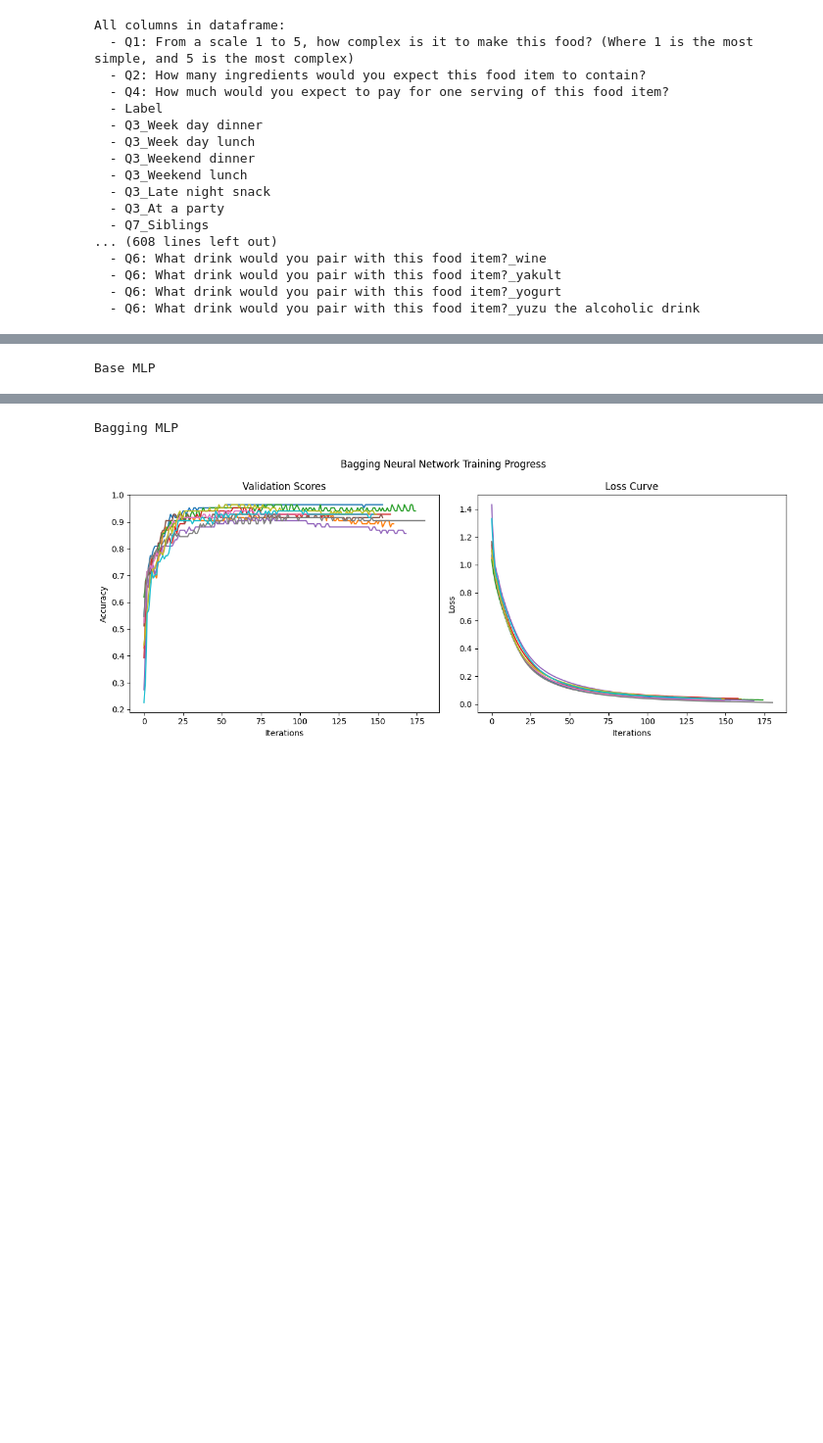
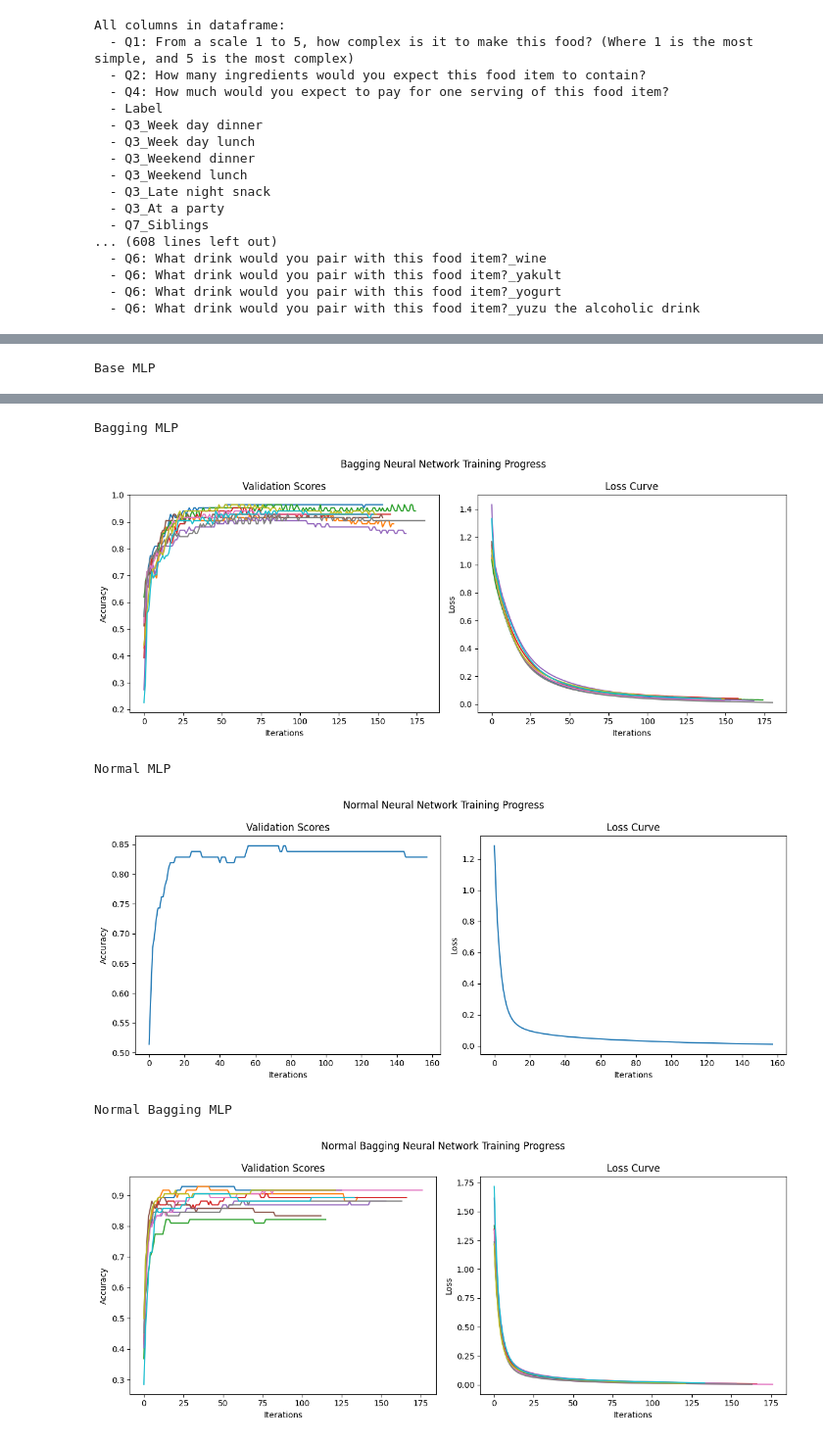
Before and after one commit to imperialinvictus/ML_Challenge, a Jupyter notebook: nn/nn.ipynb, the cells around one changed output, grey strips where cells are left out. Shown at 98% size. Cells and saved outputs as stored; diff of their text form; code cells hidden in the pictures; blank space fills up the shorter version.

Commit message:
and normalized

```diff
--- a/nn/nn.ipynb
+++ b/nn/nn.ipynb
@@ -121,5 +123,14 @@ All columns in dataframe:
 # TODO: try different parameters and bagging
 mlp = MLPClassifier(random_state=1, n_iter_no_change=100, early_stopping=True).fit(X_train, y_train)
 bagging = BaggingClassifier(mlp, n_estimators=10, max_samples=0.8, random_state=1).fit(X_train, y_train)
+
+scaler = StandardScaler()
+X_train_norm = scaler.fit_transform(X_train)
+
+X_valid_norm = scaler.transform(X_valid)
+X_test_scaled = scaler.transform(X_test)
+
+nmlp = MLPClassifier(random_state=1, n_iter_no_change=100, early_stopping=True).fit(X_train_norm, y_train)
+normBagging = BaggingClassifier(mlp, n_estimators=10, max_samples=0.8, random_state=1).fit(X_train_norm, y_train)
 # %%
 print(mlp.score(X_valid, y_valid))
@@ -161,30 +180,82 @@ plt.tight_layout()
 plt.show()
 
 fig, ax = plt.subplots(1, 2, figsize=(12, 5))
 
 print("Bagging MLP")
 all_val = []
 all_loss = []
 
 for i, ml in enumerate(bagging.estimators_):
     ax[0].plot(ml.validation_scores_)
     ax[0].set_title('Validation Scores')
     ax[0].set_xlabel('Iterations')
     ax[0].set_ylabel('Accuracy')
     ax[1].plot(ml.loss_curve_)
     ax[1].set_title('Loss Curve')
     ax[1].set_xlabel('Iterations')
     ax[1].set_ylabel('Loss')
 
 
 # Add overall title and adjust layout
 plt.suptitle('Bagging Neural Network Training Progress')
 plt.tight_layout()
 
 # Display the figure
 plt.show()
+
+
+fig, ax = plt.subplots(1, 2, figsize=(12, 5))
+
+print("Normal MLP")
+# Plot validation scores on the first subplot
+if hasattr(nmlp, 'validation_scores_'):
+    ax[0].plot(nmlp.validation_scores_)
+    ax[0].set_title('Validation Scores')
+    ax[0].set_xlabel('Iterations')
+    ax[0].set_ylabel('Accuracy')
+
+# Plot loss curve on the second subplot
+ax[1].plot(nmlp.loss_curve_)
+ax[1].set_title('Loss Curve')
+ax[1].set_xlabel('Iterations')
+ax[1].set_ylabel('Loss')
+
+# Add overall title and adjust layout
+plt.suptitle('Normal Neural Network Training Progress')
+plt.tight_layout()
+
+# Display the figure
+plt.show()
+
+fig, ax = plt.subplots(1, 2, figsize=(12, 5))
+
+print("Normal Bagging MLP")
+all_val = []
+all_loss = []
+
+for i, ml in enumerate(normBagging.estimators_):
+    ax[0].plot(ml.validation_scores_)
+    ax[0].set_title('Validation Scores')
+    ax[0].set_xlabel('Iterations')
+    ax[0].set_ylabel('Accuracy')
+    ax[1].plot(ml.loss_curve_)
+    ax[1].set_title('Loss Curve')
+    ax[1].set_xlabel('Iterations')
+    ax[1].set_ylabel('Loss')
+
+
+# Add overall title and adjust layout
+plt.suptitle('Normal Bagging Neural Network Training Progress')
+plt.tight_layout()
+
+# Display the figure
+plt.show()
 # %% [output]
 Base MLP
 [figure]
 Bagging MLP
 [figure]
+Normal MLP
+[figure, added]
+Normal Bagging MLP
+[figure, added]
```
Also changed, not shown: parts of 2 cells of this notebook.
